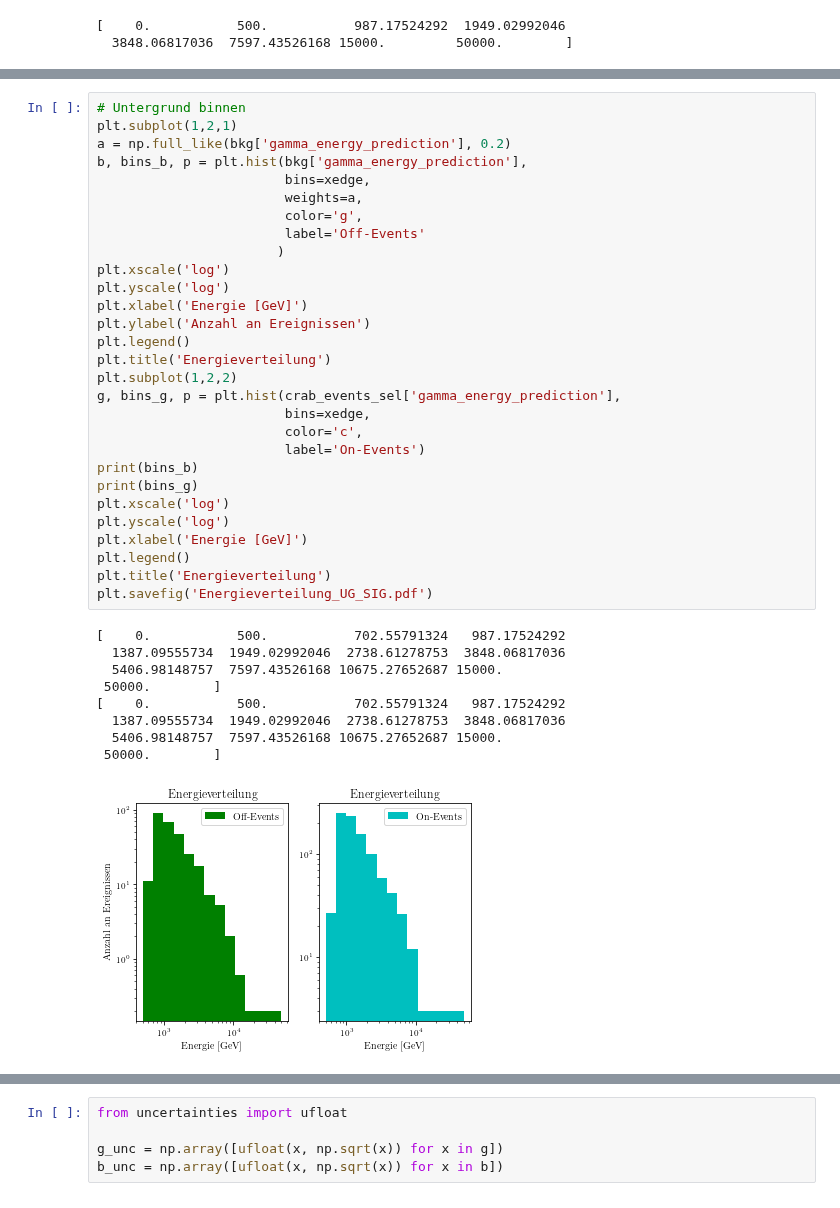
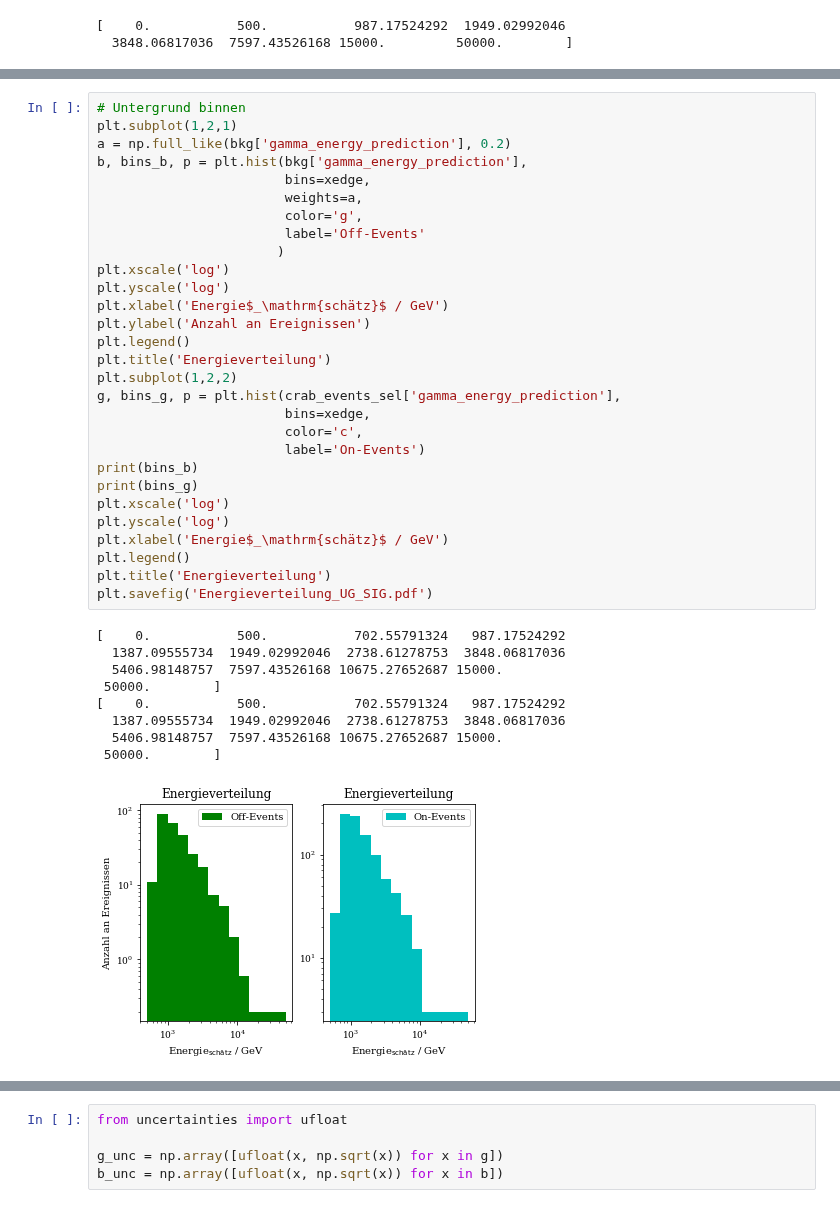
Before and after one commit to Ninilini/FP_Teilchen, a Jupyter notebook: FACT/plots/data_reading.ipynb, the cells around one changed output, grey strips where cells are left out. Drawn from its saved outputs; the diff is of its cells as text.

Commit message:
Fact: Plots verbessert

```diff
--- a/FACT/plots/data_reading.ipynb
+++ b/FACT/plots/data_reading.ipynb
@@ -201,36 +201,36 @@ b, bins_b, p = plt.hist(bkg['gamma_energy_prediction'],
                         weights=a,
                         color='g',
                         label='Off-Events'
                        )
 plt.xscale('log')
 plt.yscale('log')
-plt.xlabel('Energie [GeV]')
+plt.xlabel('Energie$_\mathrm{schätz}$ / GeV')
 plt.ylabel('Anzahl an Ereignissen')
 plt.legend()
 plt.title('Energieverteilung')
 plt.subplot(1,2,2)
 g, bins_g, p = plt.hist(crab_events_sel['gamma_energy_prediction'],
                         bins=xedge,
                         color='c',
                         label='On-Events')
 print(bins_b)
 print(bins_g)
 plt.xscale('log')
 plt.yscale('log')
-plt.xlabel('Energie [GeV]')
+plt.xlabel('Energie$_\mathrm{schätz}$ / GeV')
 plt.legend()
 plt.title('Energieverteilung')
 plt.savefig('Energieverteilung_UG_SIG.pdf')
 # %% [output]
 [    0.           500.           702.55791324   987.17524292
   1387.09555734  1949.02992046  2738.61278753  3848.06817036
   5406.98148757  7597.43526168 10675.27652687 15000.
  50000.        ]
 [    0.           500.           702.55791324   987.17524292
   1387.09555734  1949.02992046  2738.61278753  3848.06817036
   5406.98148757  7597.43526168 10675.27652687 15000.
  50000.        ]
-[figure, old version]
+[figure, new version]
 # %%
 # Penrose-Moore Pseudoinverse ausrechnen (nicht quadratisch)
 inv = unp.ulinalg.pinv(matrix)
```
Also changed, not shown: parts of 11 cells of this notebook.
